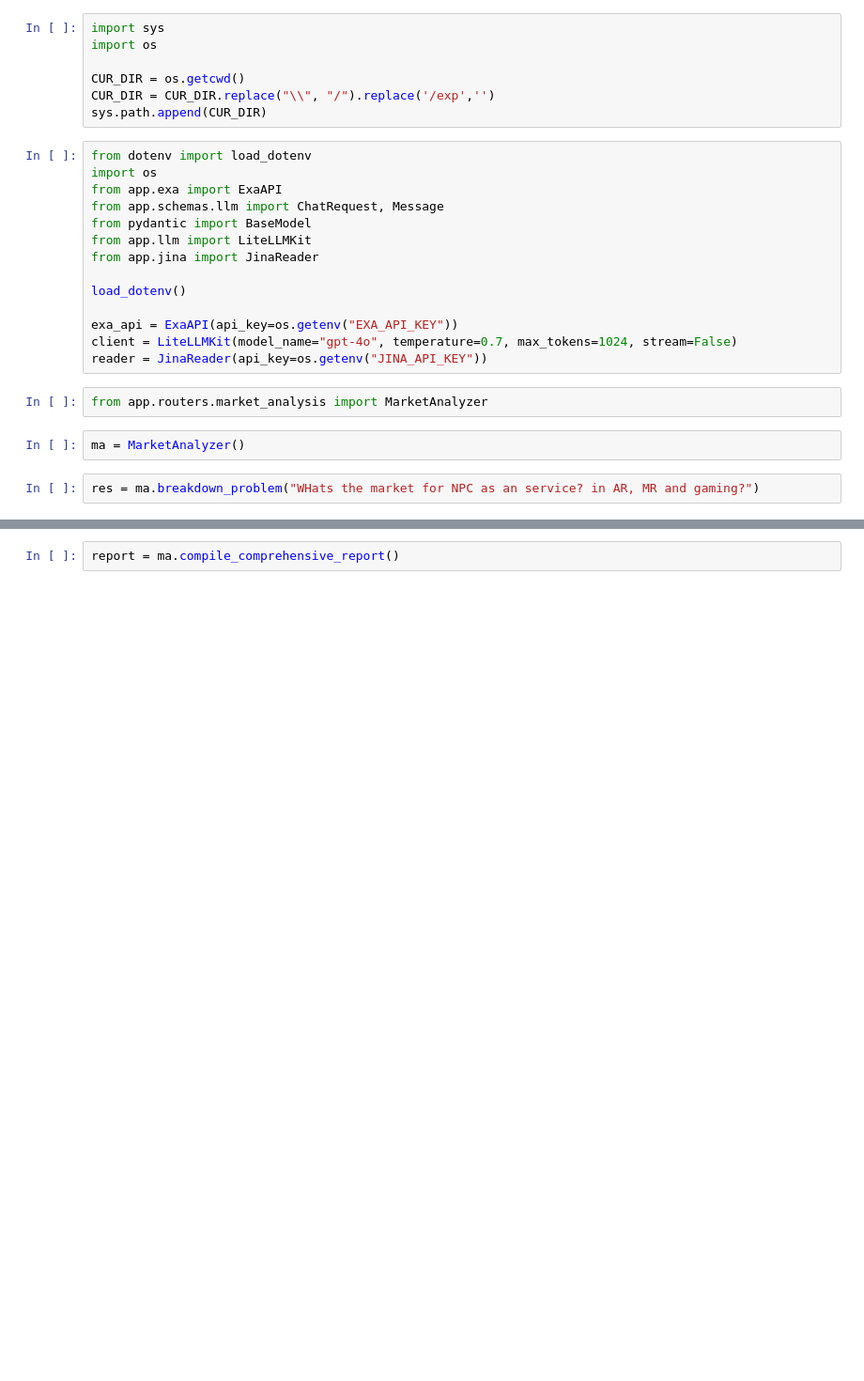
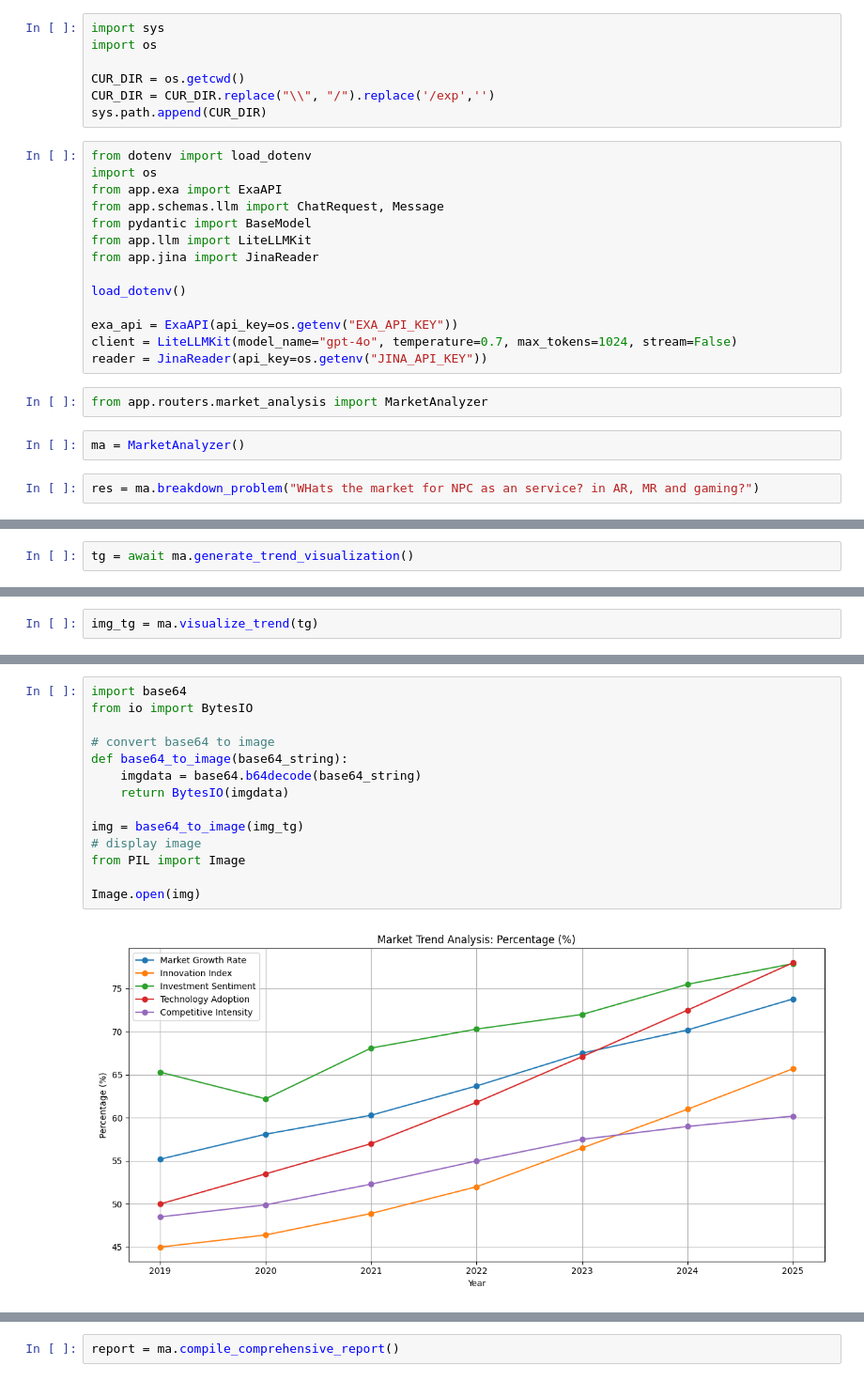
Before and after one commit to syndicate604/100x-engineer-hackathon, a Jupyter notebook: src/exp/market_analysis.ipynb, the cells around one changed output, grey strips where cells are left out. Shown: that part at 94% size. Cells and saved outputs as stored; diff of their text form; blank space fills up the shorter version.

```diff
--- a/src/exp/market_analysis.ipynb
+++ b/src/exp/market_analysis.ipynb
@@ -29,0 +32,2 @@ res
+# %%
+tg = await ma.generate_trend_visualization()
@@ -29,0 +38,2 @@ res
+# %%
+img_tg = ma.visualize_trend(tg)
@@ -30,2 +44,18 @@ res
+# %%
+import base64
+from io import BytesIO
+
+# convert base64 to image
+def base64_to_image(base64_string):
+    imgdata = base64.b64decode(base64_string)
+    return BytesIO(imgdata)
+
+img = base64_to_image(img_tg)
+# display image
+from PIL import Image
+
+Image.open(img)
+# %% [output]
+[figure, added]
 # %%
 ma.perform_analysis()
```
Also changed, not shown: parts of 5 cells of this notebook, 4 other files.
